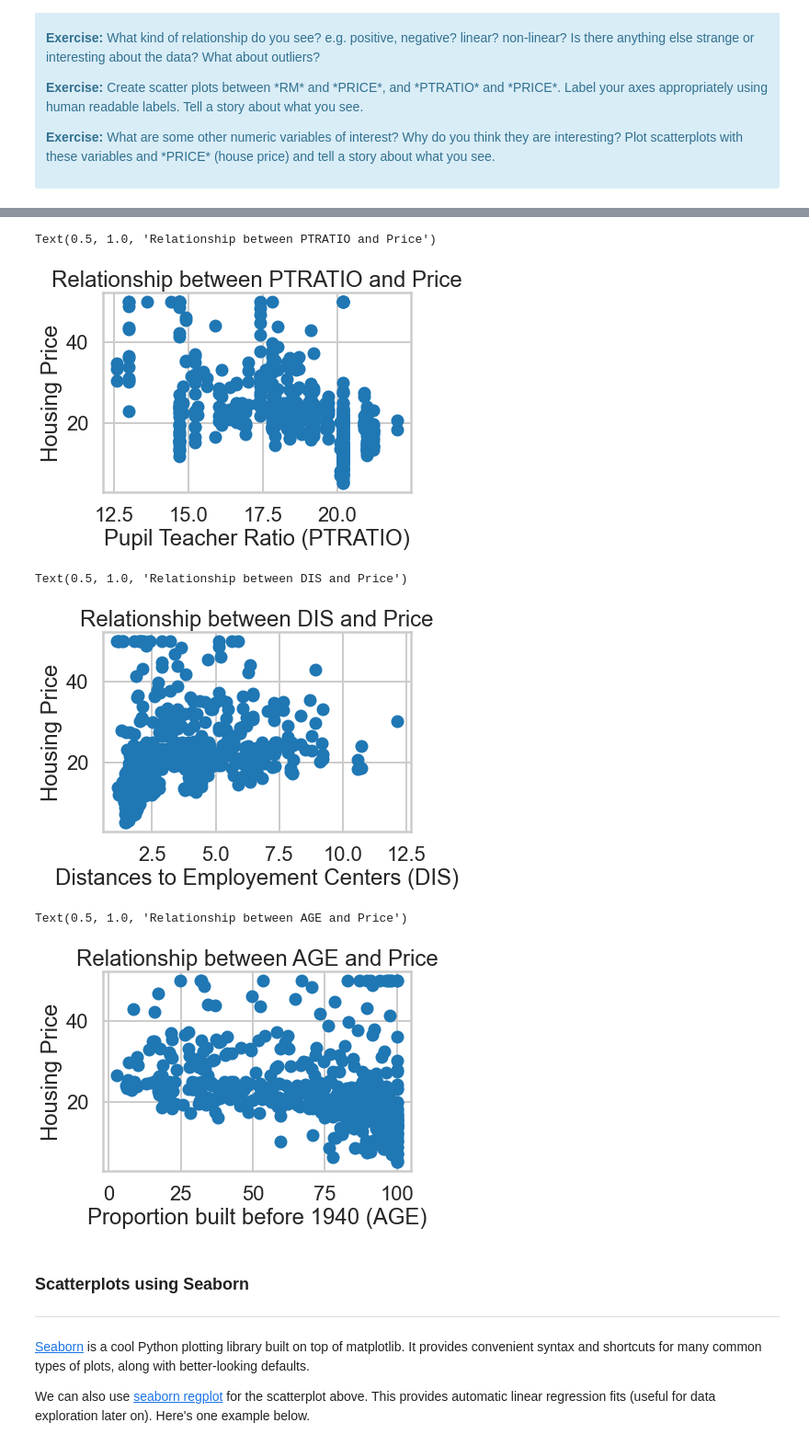
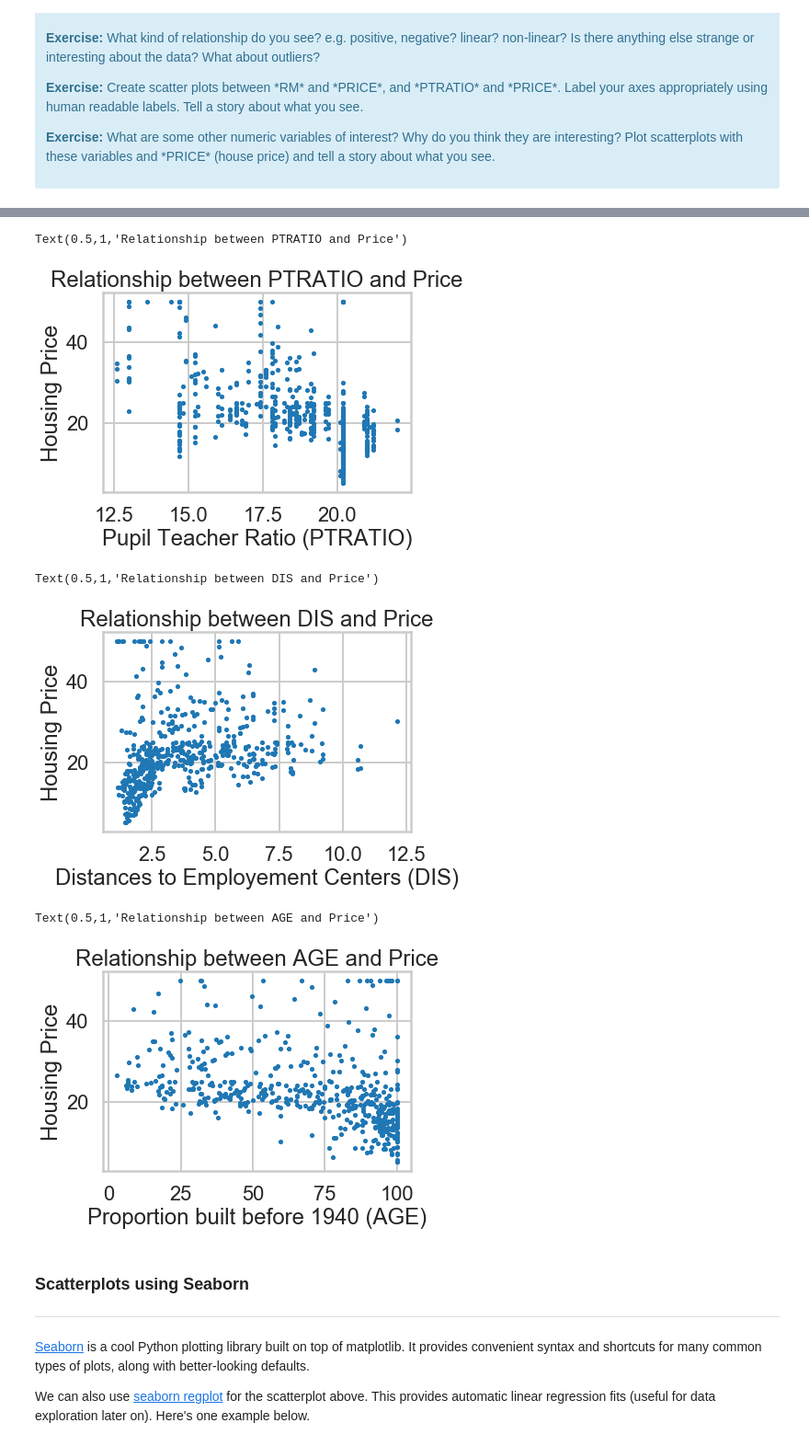
Before and after one commit to Taypapen/mec_mini_linear_regression, a Jupyter notebook: TaylorPap_mini_lin_regression.ipynb, the cells around one changed output, grey strips where cells are left out. Shown at 92% size. Saved outputs shown, nothing was run; the diff lists cells and outputs as text; code cells hidden in the pictures.

```diff
--- a/TaylorPap_mini_lin_regression.ipynb
+++ b/TaylorPap_mini_lin_regression.ipynb
@@ -293,29 +293,29 @@ Text(0.5, 1.0, 'Relationship between RM and Price')
 # %%
 # your turn: scatter plot between *PTRATIO* and *PRICE*
-plt.scatter(bos.PTRATIO, bos.PRICE)
+plt.scatter(bos.PTRATIO, bos.PRICE, s=10)
 plt.xlabel("Pupil Teacher Ratio (PTRATIO)")
 plt.ylabel("Housing Price")
 plt.title("Relationship between PTRATIO and Price")
 # %% [output]
-Text(0.5, 1.0, 'Relationship between PTRATIO and Price')
+Text(0.5,1,'Relationship between PTRATIO and Price')
-[figure, old version]
+[figure, new version]
 # %%
 # your turn: create some other scatter plots
-plt.scatter(bos.DIS, bos.PRICE)
+plt.scatter(bos.DIS, bos.PRICE, s=10)
 plt.xlabel("Distances to Employement Centers (DIS)")
 plt.ylabel("Housing Price")
 plt.title("Relationship between DIS and Price")
 # %% [output]
-Text(0.5, 1.0, 'Relationship between DIS and Price')
+Text(0.5,1,'Relationship between DIS and Price')
-[figure, old version]
+[figure, new version]
 # %%
-plt.scatter(bos.AGE, bos.PRICE)
+plt.scatter(bos.AGE, bos.PRICE, s=10)
 plt.xlabel("Proportion built before 1940 (AGE)")
 plt.ylabel("Housing Price")
 plt.title("Relationship between AGE and Price")
 # %% [output]
-Text(0.5, 1.0, 'Relationship between AGE and Price')
+Text(0.5,1,'Relationship between AGE and Price')
-[figure, old version]
+[figure, new version]
 # %% [markdown]
 ### Scatterplots using Seaborn
 ***
```
Also changed, not shown: parts of 31 cells of this notebook.
